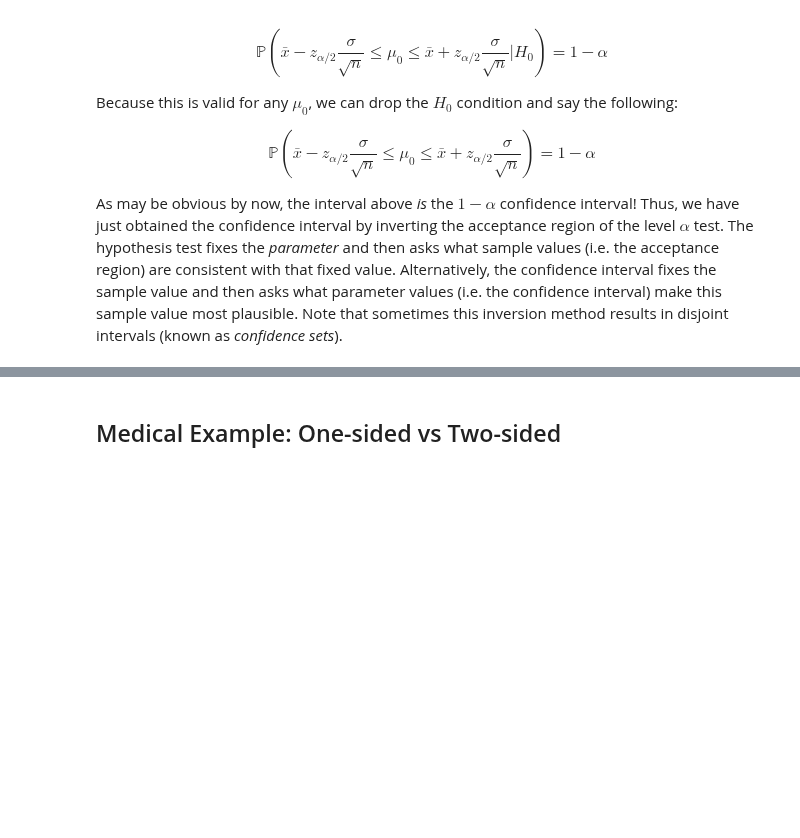
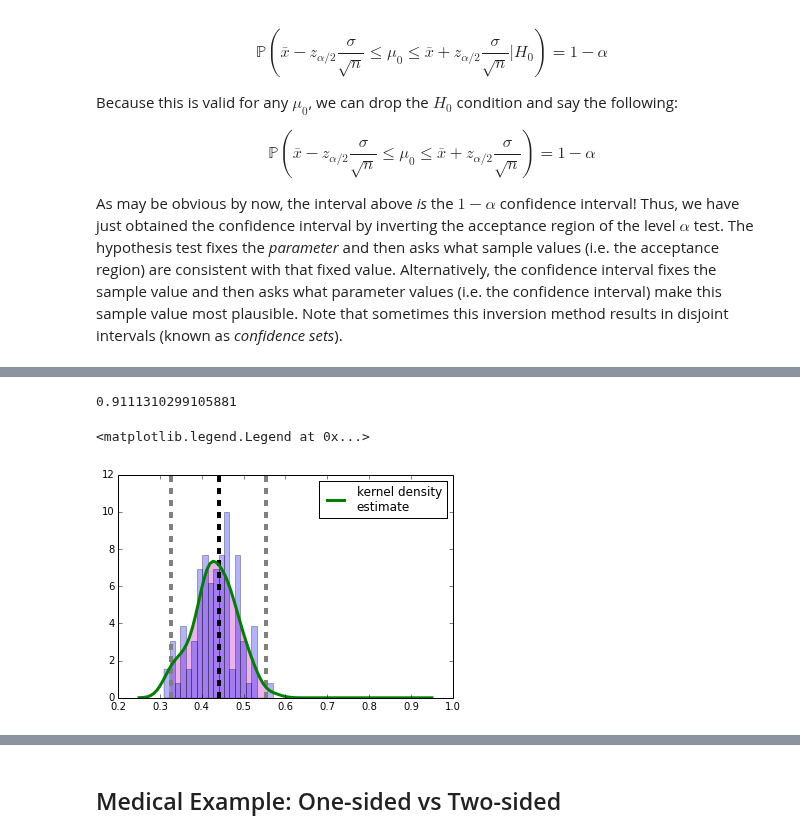
Before and after one commit to unpingco/Python-for-Signal-Processing, a Jupyter notebook: Confidence_Intervals.ipynb, the cells around one changed output, grey strips where cells are left out. Saved outputs shown, nothing was run; the diff lists cells and outputs as text; code cells hidden in the pictures; blank space fills up the shorter version.

Commit message:
completed discussion of bootstrap confidence intervals with comparison graphics Confidence_Intervals.ipynb

```diff
--- a/Confidence_Intervals.ipynb
+++ b/Confidence_Intervals.ipynb
@@ -156,0 +175,5 @@ As may be obvious by now, the interval above *is* the $1-\alpha$ confidence inte
+# %%
+delta=.1
+kbs.integrate_box(phat[0]-delta,phat[0]+delta)
+# %% [output]
+0.9111310299105881
@@ -156,0 +183,14 @@ As may be obvious by now, the interval above *is* the $1-\alpha$ confidence inte
+# %%
+fig,ax=subplots()
+ax.hist(bs,20,normed=True,alpha=.3);
+i=linspace(.25,.95,100)
+ax.plot(i,kbs.evaluate(i),lw=3.,label='kernel density\nestimate')
+ax.vlines(phat[0],0,12,lw=4.,linestyle='--')
+ax.vlines(phat[0]+delta,0,12,lw=4.,linestyle='--',color='gray')
+ax.vlines(phat[0]-delta,0,12,lw=4.,linestyle='--',color='gray')
+ii=i[np.where(logical_and(i < phat[0]+delta ,i>phat[0]-delta ))]
+ax.fill_between(ii,kbs.evaluate(ii),alpha=.3,color='m')
+ax.legend()
+# %% [output]
+<matplotlib.legend.Legend at 0x...>
+[figure, added]
```
Also changed, not shown: parts of 18 cells of this notebook.
